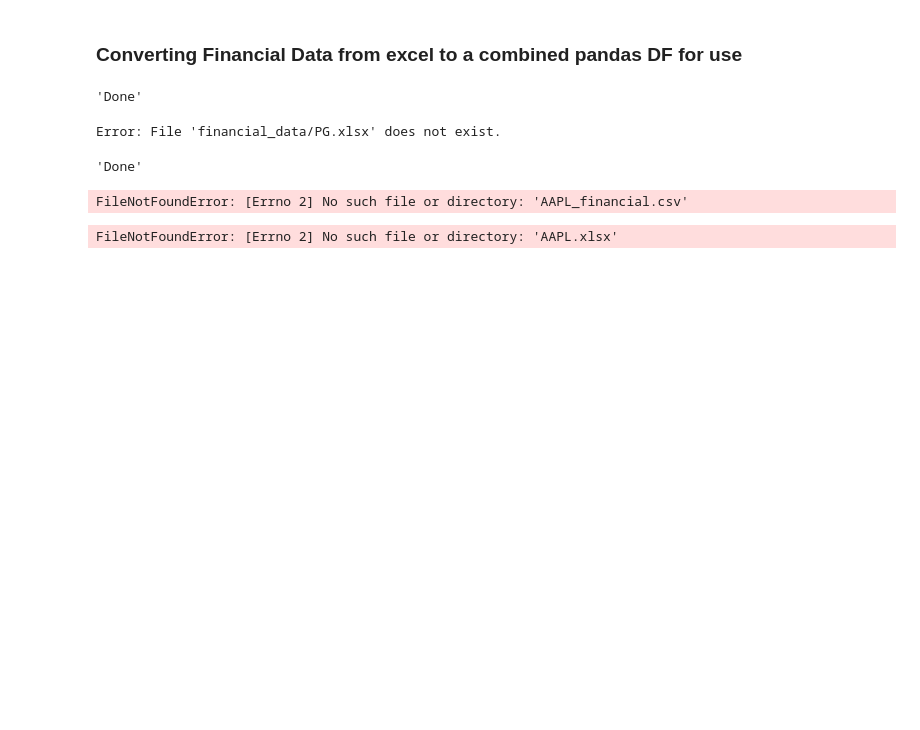
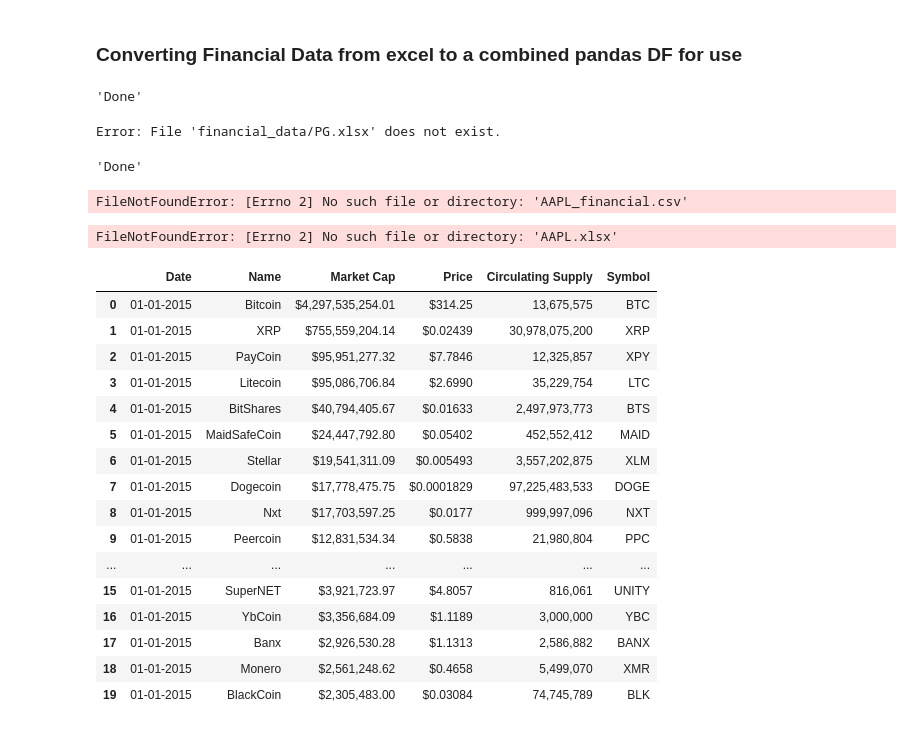
Before and after one commit to senaruetschlin/Investor_Attention, a Jupyter notebook: googletrends_AB_new.ipynb, the cells around one changed output. Drawn from its saved outputs; the diff is of its cells as text; code cells hidden in the pictures; blank space fills up the shorter version.

Commit message:
crypto_trends

```diff
--- a/googletrends_AB_new.ipynb
+++ b/googletrends_AB_new.ipynb
@@ -329,3 +329,24 @@ test_list = ['AAPL.xlsx', 'AMGN.xlsx']
 testdf = combine_xlsx_to_csv(test_list, "AAPL_AMGN.csv")
 # %% [output]
 FileNotFoundError: [Errno 2] No such file or directory: 'AAPL.xlsx'
+# %%
+crpyto = pd.read_csv("crypto_data/crypto_d15-16.csv")
+crpyto.head(20)
+# %% [output]
+|  | Date | Name | Market Cap | Price | Circulating Supply | Symbol |
+| 0 | 01-01-2015 | Bitcoin | $4,297,535,254.01 | $314.25 | 13,675,575 | BTC |
+| 1 | 01-01-2015 | XRP | $755,559,204.14 | $0.02439 | 30,978,075,200 | XRP |
+| 2 | 01-01-2015 | PayCoin | $95,951,277.32 | $7.7846 | 12,325,857 | XPY |
+| 3 | 01-01-2015 | Litecoin | $95,086,706.84 | $2.6990 | 35,229,754 | LTC |
+| 4 | 01-01-2015 | BitShares | $40,794,405.67 | $0.01633 | 2,497,973,773 | BTS |
+| 5 | 01-01-2015 | MaidSafeCoin | $24,447,792.80 | $0.05402 | 452,552,412 | MAID |
+| 6 | 01-01-2015 | Stellar | $19,541,311.09 | $0.005493 | 3,557,202,875 | XLM |
+| 7 | 01-01-2015 | Dogecoin | $17,778,475.75 | $0.0001829 | 97,225,483,533 | DOGE |
+| 8 | 01-01-2015 | Nxt | $17,703,597.25 | $0.0177 | 999,997,096 | NXT |
+| 9 | 01-01-2015 | Peercoin | $12,831,534.34 | $0.5838 | 21,980,804 | PPC |
+| ... | ... | ... | ... | ... | ... | ... |
+| 15 | 01-01-2015 | SuperNET | $3,921,723.97 | $4.8057 | 816,061 | UNITY |
+| 16 | 01-01-2015 | YbCoin | $3,356,684.09 | $1.1189 | 3,000,000 | YBC |
+| 17 | 01-01-2015 | Banx | $2,926,530.28 | $1.1313 | 2,586,882 | BANX |
+| 18 | 01-01-2015 | Monero | $2,561,248.62 | $0.4658 | 5,499,070 | XMR |
+| 19 | 01-01-2015 | BlackCoin | $2,305,483.00 | $0.03084 | 74,745,789 | BLK |
```
Also changed, not shown: parts of 2 cells of this notebook, 19 other files.
